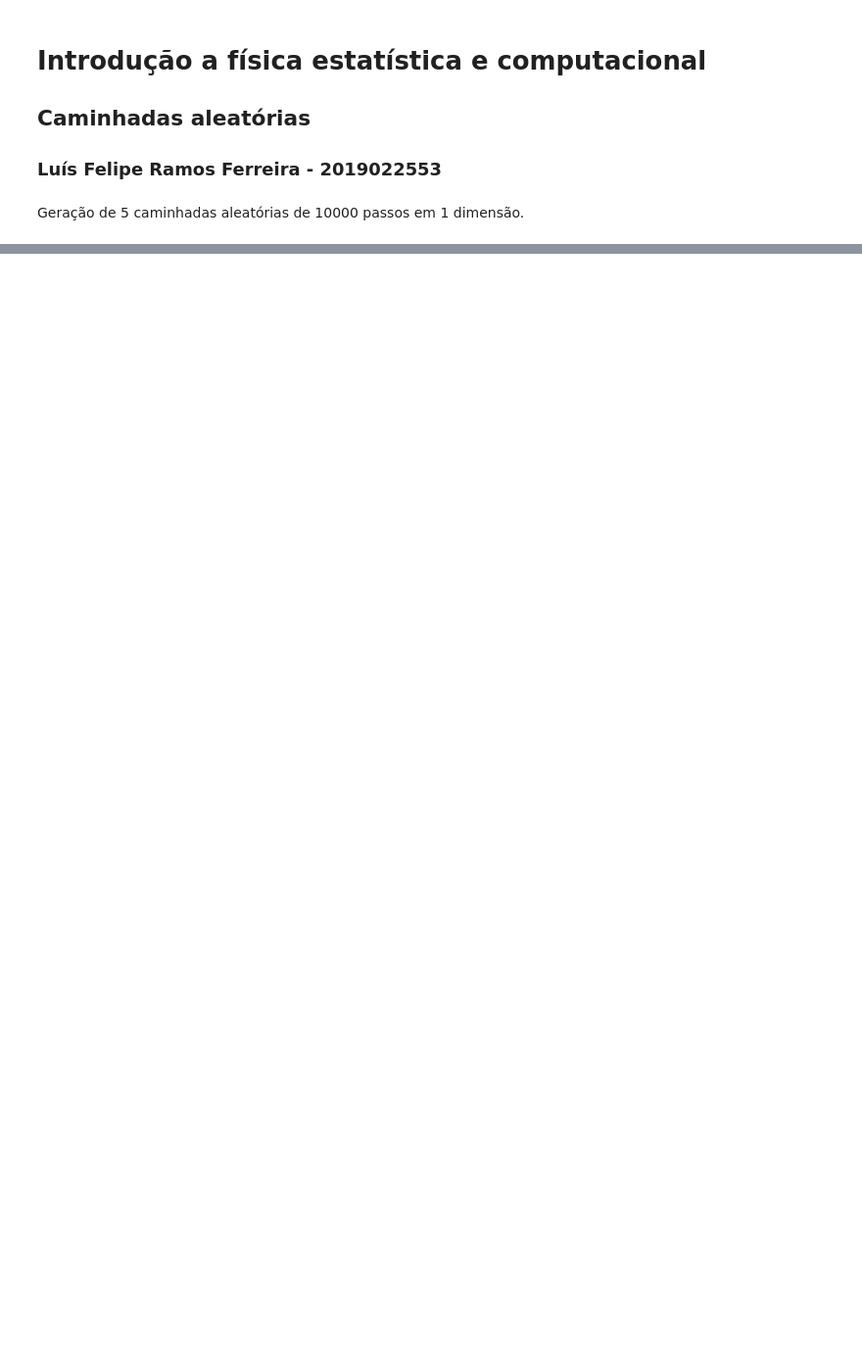
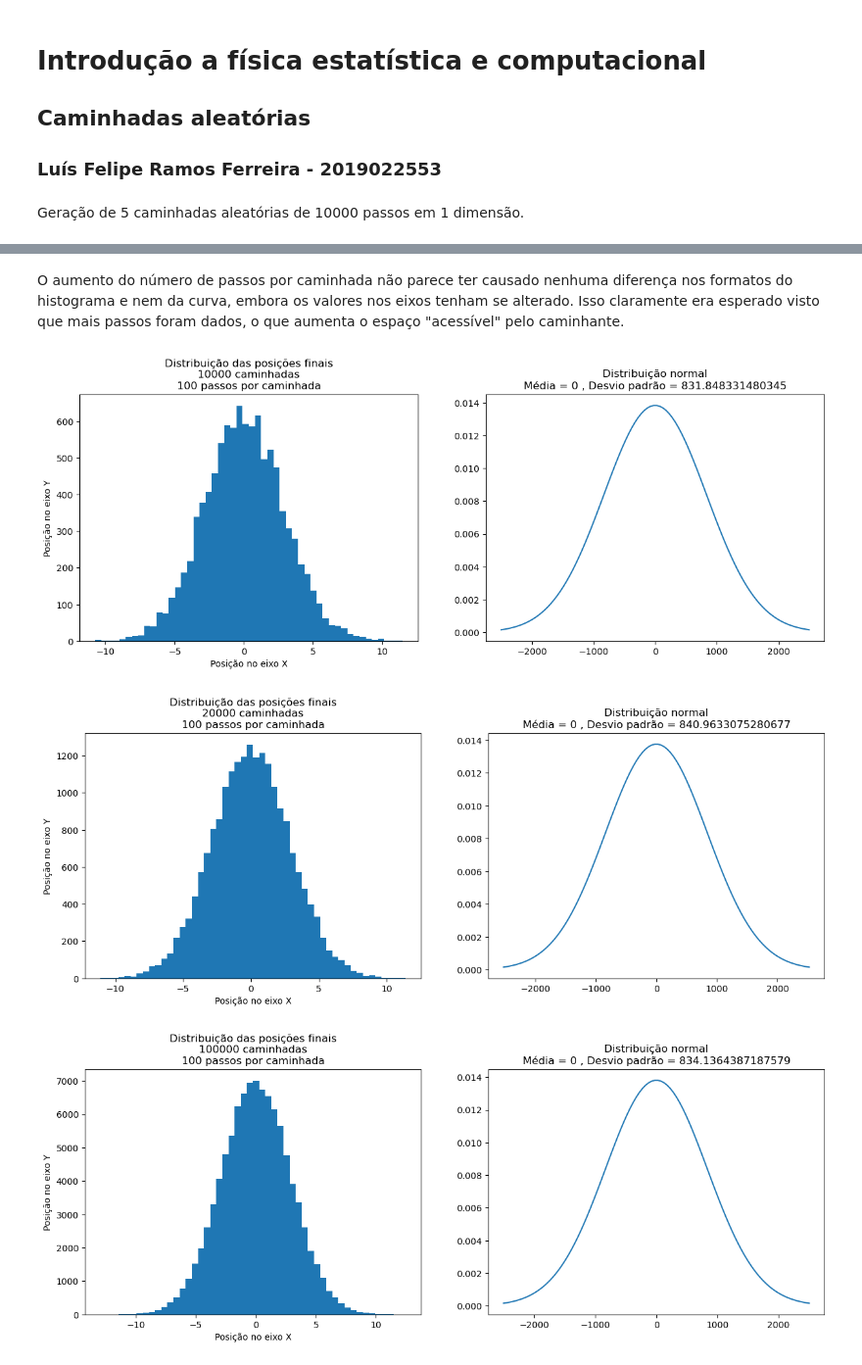
Before and after one commit to lframosferreira/fisica-estatistica-computacional, a Jupyter notebook: caminhadas_aleatorias/main.ipynb, the cells around one changed output, grey strips where cells are left out. Shown at 98% size. Drawn from its saved outputs; the diff is of its cells as text; code cells hidden in the pictures; blank space fills up the shorter version.

```diff
--- a/caminhadas_aleatorias/main.ipynb
+++ b/caminhadas_aleatorias/main.ipynb
@@ -150,0 +159,11 @@ plot_last_positions_hist(amount_of_walks=10_000, number_of_walks=5)
+# %% [markdown]
+O aumento do número de passos por caminhada não parece ter causado nenhuma diferença nos formatos do histograma e nem da curva, embora os valores nos eixos tenham se alterado. Isso claramente era esperado visto que mais passos foram dados, o que aumenta o espaço "acessível" pelo caminhante.
+# %%
+plot_last_positions_hist(amount_of_walks=10_000, number_of_walks=100)
+plot_last_positions_hist(amount_of_walks=20_000, number_of_walks=100)
+plot_last_positions_hist(amount_of_walks=100_000, number_of_walks=100)
+plot_last_positions_hist(amount_of_walks=500_000, number_of_walks=100)
+# %% [output]
+[figure, added]
+[figure, added]
+[figure, added]
```
Also changed, not shown: parts of 14 cells of this notebook, 1 other file.
